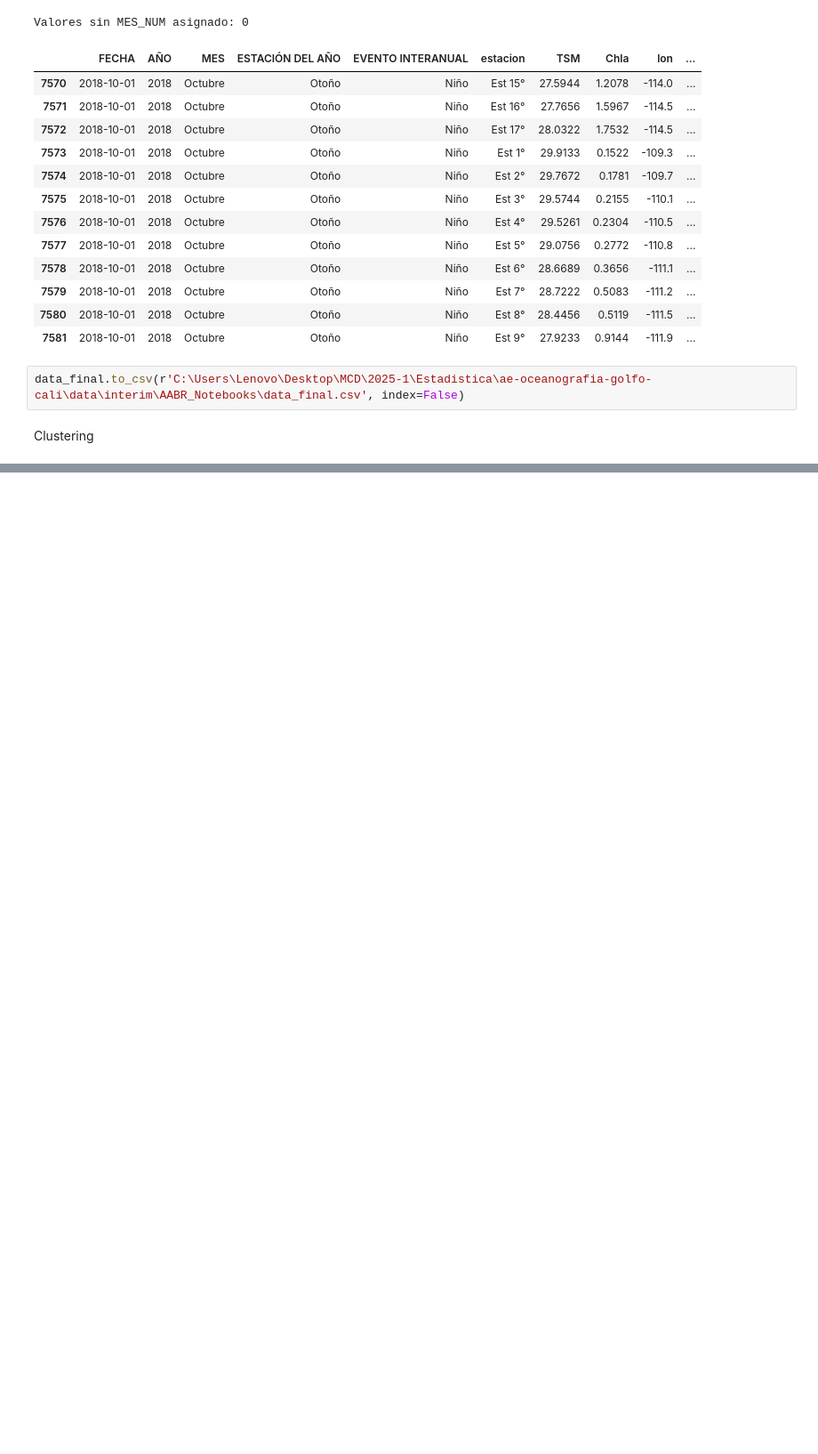
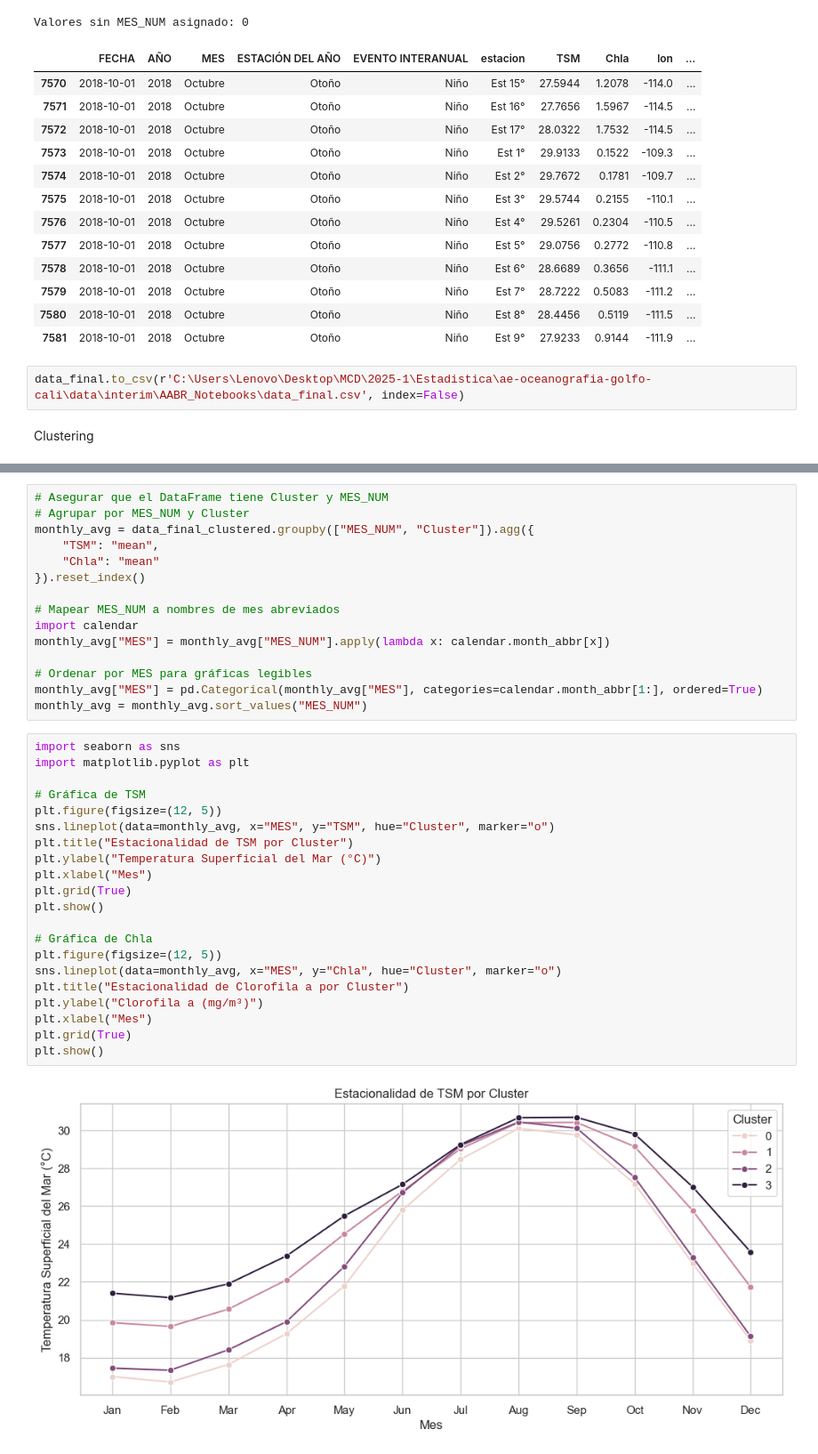
Before and after one commit to tukey-stans/ae-oceanografia-golfo-cali, a Jupyter notebook: notebooks/AABR/AABR_Clustering_v2.ipynb, the cells around one changed output, grey strips where cells are left out. Shown at 89% size. Cells and saved outputs as stored; diff of their text form; blank space fills up the shorter version.

```diff
--- a/notebooks/AABR/AABR_Clustering_v2.ipynb
+++ b/notebooks/AABR/AABR_Clustering_v2.ipynb
@@ -201,0 +496,38 @@ Clustering
+# %%
+# Asegurar que el DataFrame tiene Cluster y MES_NUM
+# Agrupar por MES_NUM y Cluster
+monthly_avg = data_final_clustered.groupby(["MES_NUM", "Cluster"]).agg({
+    "TSM": "mean",
+    "Chla": "mean"
+}).reset_index()
+
+# Mapear MES_NUM a nombres de mes abreviados
+import calendar
+monthly_avg["MES"] = monthly_avg["MES_NUM"].apply(lambda x: calendar.month_abbr[x])
+
+# Ordenar por MES para gráficas legibles
+monthly_avg["MES"] = pd.Categorical(monthly_avg["MES"], categories=calendar.month_abbr[1:], ordered=True)
+monthly_avg = monthly_avg.sort_values("MES_NUM")
+# %%
+import seaborn as sns
+import matplotlib.pyplot as plt
+
+# Gráfica de TSM
+plt.figure(figsize=(12, 5))
+sns.lineplot(data=monthly_avg, x="MES", y="TSM", hue="Cluster", marker="o")
+plt.title("Estacionalidad de TSM por Cluster")
+plt.ylabel("Temperatura Superficial del Mar (°C)")
+plt.xlabel("Mes")
+plt.grid(True)
+plt.show()
+
+# Gráfica de Chla
+plt.figure(figsize=(12, 5))
+sns.lineplot(data=monthly_avg, x="MES", y="Chla", hue="Cluster", marker="o")
+plt.title("Estacionalidad de Clorofila a por Cluster")
+plt.ylabel("Clorofila a (mg/m³)")
+plt.xlabel("Mes")
+plt.grid(True)
+plt.show()
+# %% [output]
+[figure, added]
```
Also changed, not shown: parts of 53 cells of this notebook, 1 other file.
